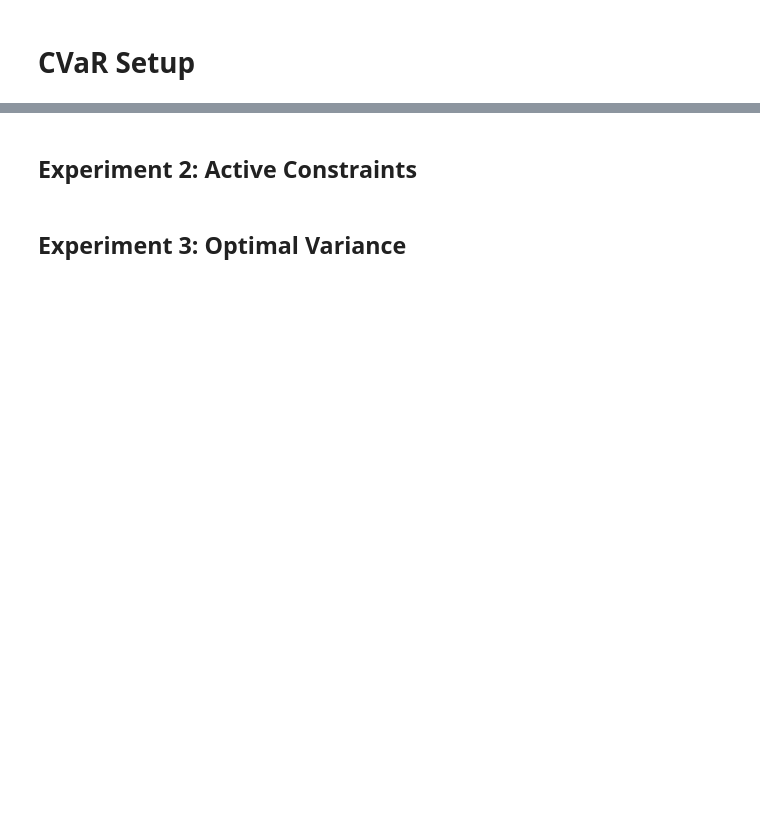
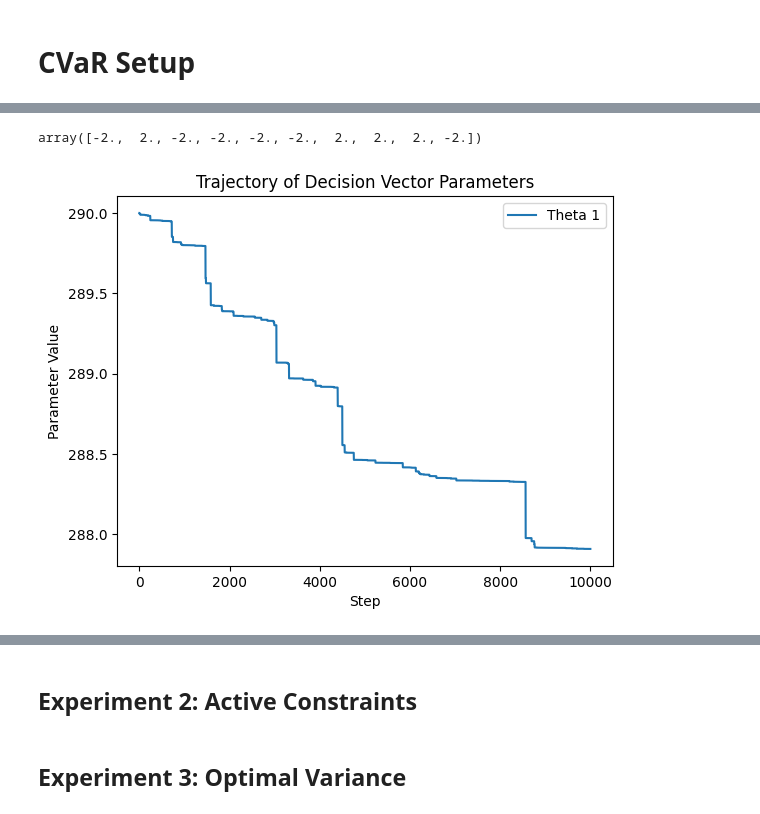
Before and after one commit to Wmeesena/optimal_importance_sampling, a Jupyter notebook: notebook.ipynb, the cells around one changed output, grey strips where cells are left out. Cells and saved outputs as stored; diff of their text form; code cells hidden in the pictures; blank space fills up the shorter version.

```diff
--- a/notebook.ipynb
+++ b/notebook.ipynb
@@ -560,0 +621,8 @@ results_theta_1
+# %%
+results_mu_1["NDA with IS"][0][:, 8]
+# %% [output]
+array([-2.,  2., -2., -2., -2., -2.,  2.,  2.,  2., -2.])
+# %%
+plot_trajectory(results_theta_1["NDA with IS"][1])
+# %% [output]
+[figure, added]
```
Also changed, not shown: parts of 23 cells of this notebook.
